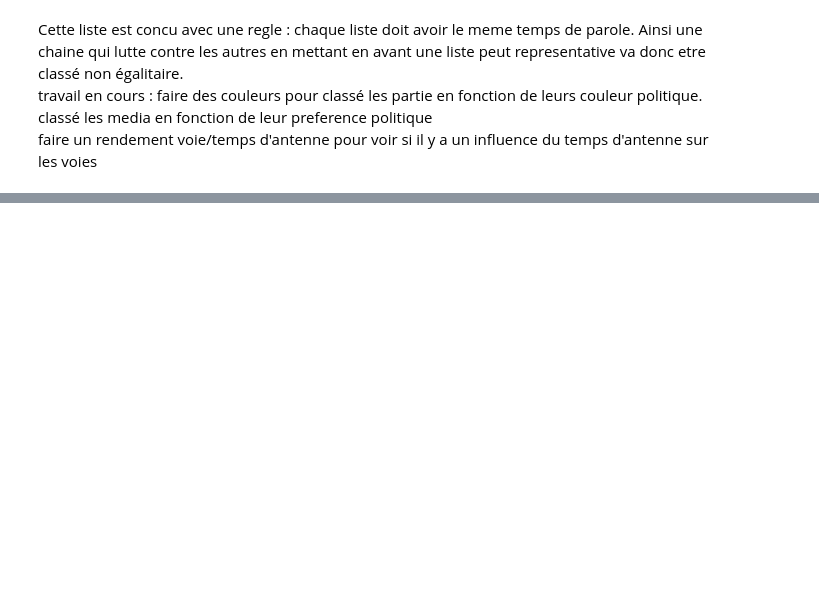
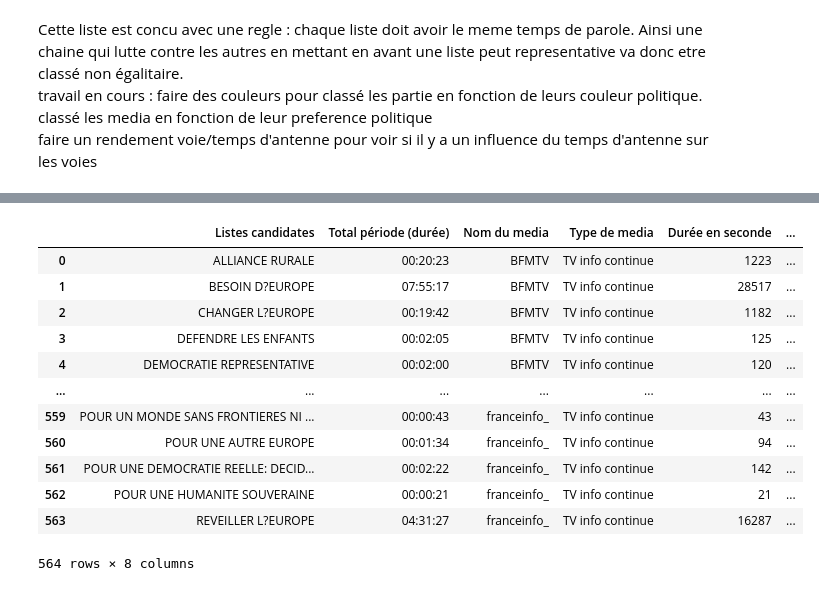
Before and after one commit to barrmath/temps_paroles_EU2024, a Jupyter notebook: Analyse_graph.ipynb, the cells around one changed output, grey strips where cells are left out. Saved outputs shown, nothing was run; the diff lists cells and outputs as text; code cells hidden in the pictures; blank space fills up the shorter version.

```diff
--- a/Analyse_graph.ipynb
+++ b/Analyse_graph.ipynb
@@ -152,0 +188,16 @@ len(liste_liste)
+# %%
+eu2024
+# %% [output]
+|  | Listes candidates | Total période (durée) | Nom du media | Type de media | Durée en seconde | ... |
+| 0 | ALLIANCE RURALE | 00:20:23 | BFMTV | TV info continue | 1223 | ... |
+| 1 | BESOIN D?EUROPE | 07:55:17 | BFMTV | TV info continue | 28517 | ... |
+| 2 | CHANGER L?EUROPE | 00:19:42 | BFMTV | TV info continue | 1182 | ... |
+| 3 | DEFENDRE LES ENFANTS | 00:02:05 | BFMTV | TV info continue | 125 | ... |
+| 4 | DEMOCRATIE REPRESENTATIVE | 00:02:00 | BFMTV | TV info continue | 120 | ... |
+| ... | ... | ... | ... | ... | ... | ... |
+| 559 | POUR UN MONDE SANS FRONTIERES NI ... | 00:00:43 | franceinfo_ | TV info continue | 43 | ... |
+| 560 | POUR UNE AUTRE EUROPE | 00:01:34 | franceinfo_ | TV info continue | 94 | ... |
+| 561 | POUR UNE DEMOCRATIE REELLE: DECID... | 00:02:22 | franceinfo_ | TV info continue | 142 | ... |
+| 562 | POUR UNE HUMANITE SOUVERAINE | 00:00:21 | franceinfo_ | TV info continue | 21 | ... |
+| 563 | REVEILLER L?EUROPE | 04:31:27 | franceinfo_ | TV info continue | 16287 | ... |
+564 rows × 8 columns
```
Also changed, not shown: parts of 9 cells of this notebook, 3 other files.
